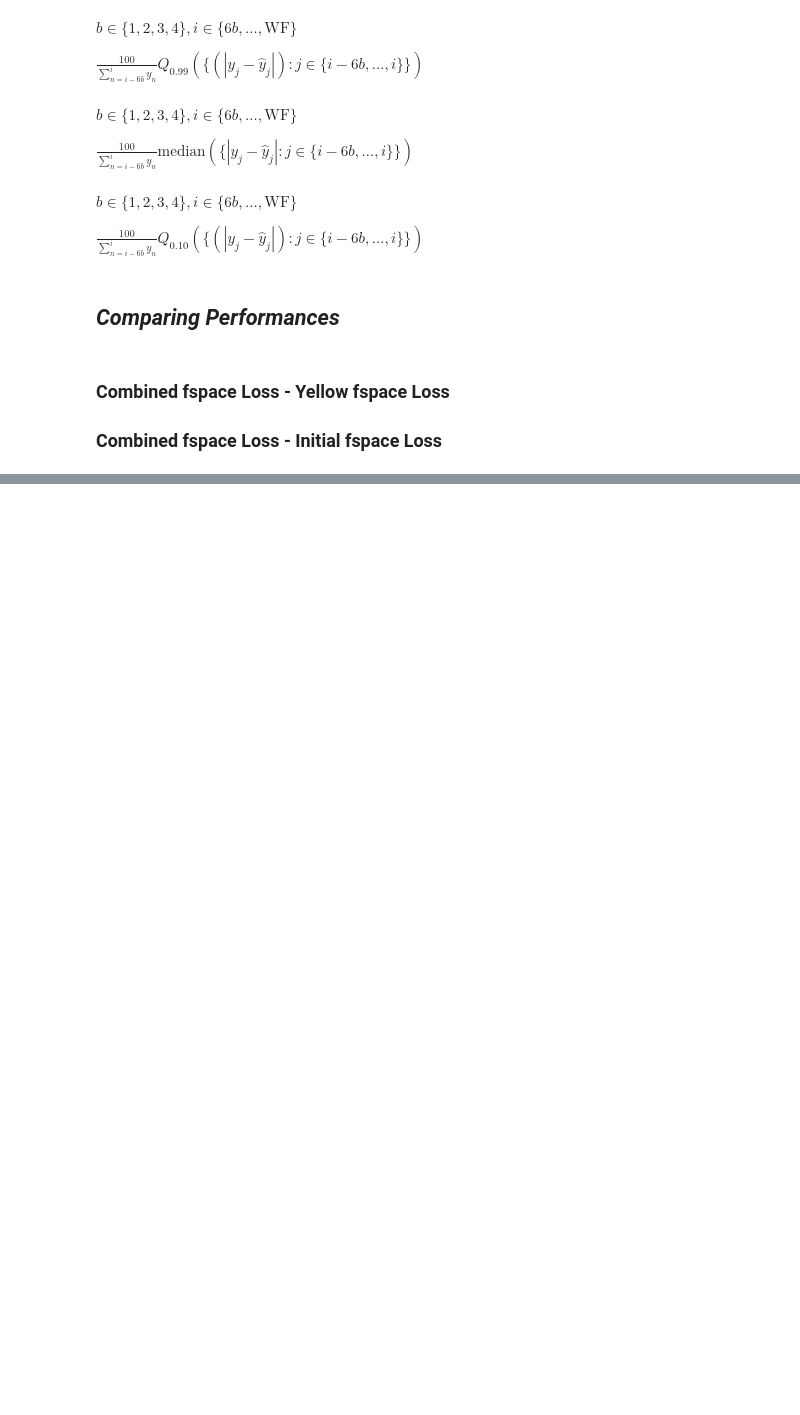
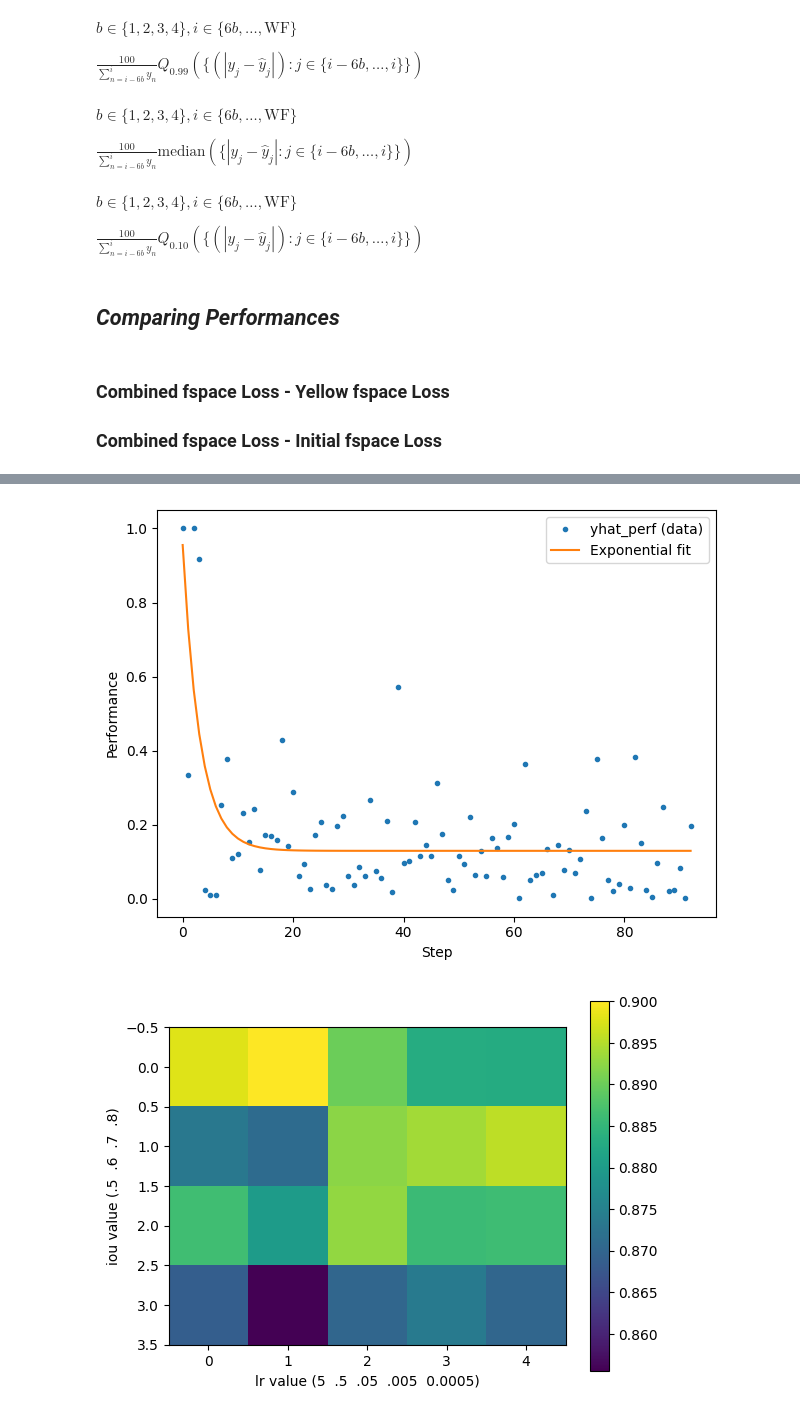
Before and after one commit to Jairik/Chick-Counting, a Jupyter notebook: rgb/mm_tp.ipynb, the cells around one changed output, grey strips where cells are left out. Saved outputs shown, nothing was run; the diff lists cells and outputs as text; code cells hidden in the pictures; blank space fills up the shorter version.

```diff
--- a/rgb/mm_tp.ipynb
+++ b/rgb/mm_tp.ipynb
@@ -1085,0 +1133,75 @@ for i in range(4):
+# %%
+import numpy as np
+from scipy.optimize import curve_fit
+import matplotlib.pyplot as plt
+
+def exp_conv(t, L_, A, k):
+    return L_ + A * np.exp(-k * t)
+
+
+import numpy as np
+import dill as pickle
+
+mat_L = np.ones((5, 5), dtype=np.float32)
+
+for i in range(5,9):
+    for j in range(0, 5):
+        with open('bb_iou_'+str(i)+'0.pkl', 'rb') as file:
+            tmp_load = pickle.load(file)
+            trainer, event_tuple, report, metrics = tmp_load
+
+        inc_pred, cum_pred, metrics = walk_forward_eval(event_tuple[0], event_tuple[1], report['frame_index'].values, report['cum_true'].values,
+            TrainerCtor=lambda: GroupedSoftplusSGDVector(lr=(5 / 10 ** j), epochs=(10 if j>0 else 1), l2=5e-3, clip=2.0,
+            report_every=50, early_stop_patience=50),
+            verbose=False)
+
+        inc_true = report['inc_true'].values
+        cum_true = np.cumsum(inc_true)
+
+        errs = inc_pred - inc_true
+        yhat_perf = abs(errs/(inc_true))
+
+        L = len(yhat_perf)
+        t = np.arange(L, dtype=float)
+
+
+        # 3. Rough initial guesses
+        L0 = yhat_perf[-1]                      # asymptote ~ last value
+        A0 = yhat_perf[0] - yhat_perf[-1]       # initial offset
+        k0 = 0.1                                # some positive rate
+
+        p0 = [L0, A0, k0]
+
+        params, _ = curve_fit(exp_conv, t, yhat_perf, p0=p0, maxfev=10000)
+        L_hat, A_hat, k_hat = params
+
+        y_fit = exp_conv(t, L_hat, A_hat, k_hat)
+
+        mat_L[i-5,j] = L_hat
+
+        print(f"Estimated asymptote (convergence value) at i,j ({i},{j}):", L_hat)
+
+        if(L_hat<0):
+            plt.plot(yhat_perf)
+            plt.title(f'Error yhat_perf printout at i,j of ({i},{j})')
+            plt.show()
+        #print("Estimated A:", A_hat)
+        #print("Estimated k:", k_hat)
+
+# 6. Plot original vs fitted
+plt.figure()
+plt.plot(t, yhat_perf, 'o', label='yhat_perf (data)', markersize=3)
+plt.plot(t, y_fit, '-', label='Exponential fit')
+plt.xlabel('Step')
+plt.ylabel('Performance')
+plt.legend()
+plt.tight_layout()
+plt.show()
+
+mat_L_inv = 1- mat_L
+plt.imshow(mat_L_inv[:4,:])
+plt.colorbar()
+plt.xlabel('lr value (5  .5  .05  .005  0.0005)')
+plt.ylabel('iou value (.5  .6  .7  .8)')
+plt.show()
+# %% [output]
@@ -1085,0 +1228,2 @@ for i in range(4):
+[figure, added]
+[figure, added]
```
Also changed, not shown: parts of 6 cells of this notebook.
